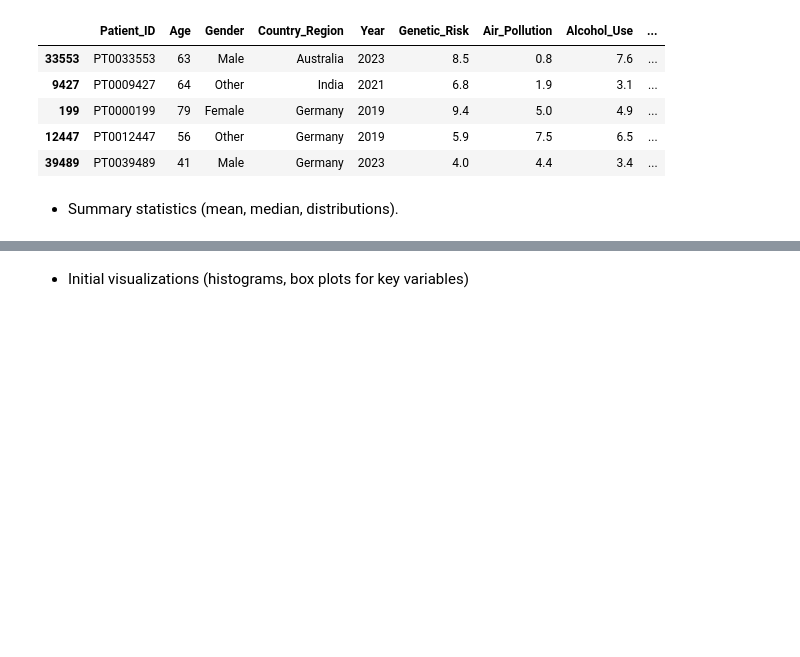
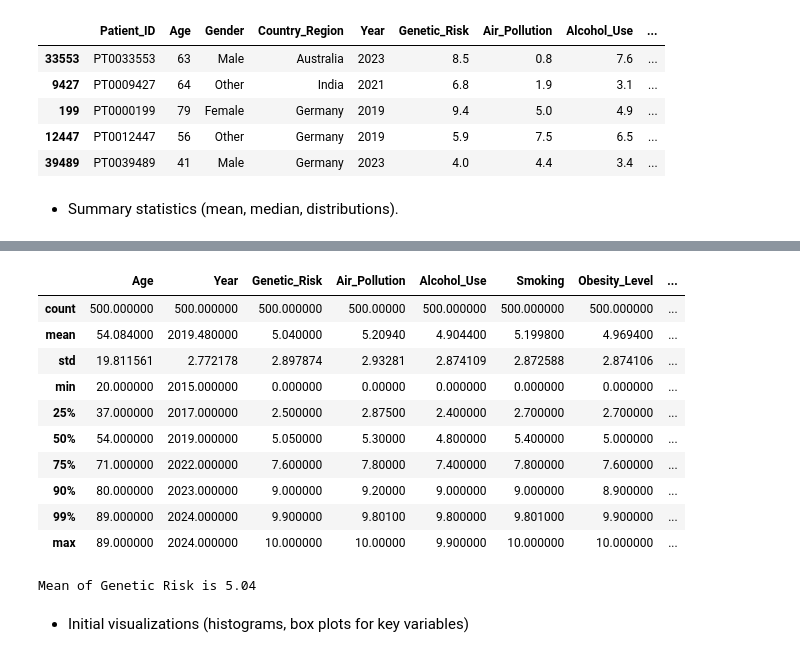
Before and after one commit to Zeina-Shalaan/Cancer-DATA, a Jupyter notebook: global_cancer_patients_2015_2024_Dataset_project2.ipynb, the cells around one changed output, grey strips where cells are left out. Drawn from its saved outputs; the diff is of its cells as text; code cells hidden in the pictures; blank space fills up the shorter version.

```diff
--- a/global_cancer_patients_2015_2024_Dataset_project2.ipynb
+++ b/global_cancer_patients_2015_2024_Dataset_project2.ipynb
@@ -95,5 +95,7 @@ sample.head()
 | 199 | PT0000199 | 79 | Female | Germany | 2019 | 9.4 | 5.0 | 4.9 | ... |
 | 12447 | PT0012447 | 56 | Other | Germany | 2019 | 5.9 | 7.5 | 6.5 | ... |
 | 39489 | PT0039489 | 41 | Male | Germany | 2023 | 4.0 | 4.4 | 3.4 | ... |
+# %%
+sample.drop('Patient_ID', axis=1, inplace=True)
 # %% [markdown]
 - Summary statistics (mean, median, distributions).
@@ -99,0 +134,19 @@ sample.head()
+# %%
+sample.describe(percentiles=[.25, .5, .75, .90, .99])  # Include 90th and 99th percentiles
+# %% [output]
+|  | Age | Year | Genetic_Risk | Air_Pollution | Alcohol_Use | Smoking | Obesity_Level | ... |
+| count | 500.000000 | 500.000000 | 500.000000 | 500.00000 | 500.000000 | 500.000000 | 500.000000 | ... |
+| mean | 54.084000 | 2019.480000 | 5.040000 | 5.20940 | 4.904400 | 5.199800 | 4.969400 | ... |
+| std | 19.811561 | 2.772178 | 2.897874 | 2.93281 | 2.874109 | 2.872588 | 2.874106 | ... |
+| min | 20.000000 | 2015.000000 | 0.000000 | 0.00000 | 0.000000 | 0.000000 | 0.000000 | ... |
+| 25% | 37.000000 | 2017.000000 | 2.500000 | 2.87500 | 2.400000 | 2.700000 | 2.700000 | ... |
+| 50% | 54.000000 | 2019.000000 | 5.050000 | 5.30000 | 4.800000 | 5.400000 | 5.000000 | ... |
+| 75% | 71.000000 | 2022.000000 | 7.600000 | 7.80000 | 7.400000 | 7.800000 | 7.600000 | ... |
+| 90% | 80.000000 | 2023.000000 | 9.000000 | 9.20000 | 9.000000 | 9.000000 | 8.900000 | ... |
+| 99% | 89.000000 | 2024.000000 | 9.900000 | 9.80100 | 9.800000 | 9.801000 | 9.900000 | ... |
+| max | 89.000000 | 2024.000000 | 10.000000 | 10.00000 | 9.900000 | 10.000000 | 10.000000 | ... |
+# %%
+mean_genetics=sample["Genetic_Risk"].mean()
+print(f"Mean of Genetic Risk is {mean_genetics}")
+# %% [output]
+Mean of Genetic Risk is 5.04
```
Also changed, not shown: parts of 3 cells of this notebook.
